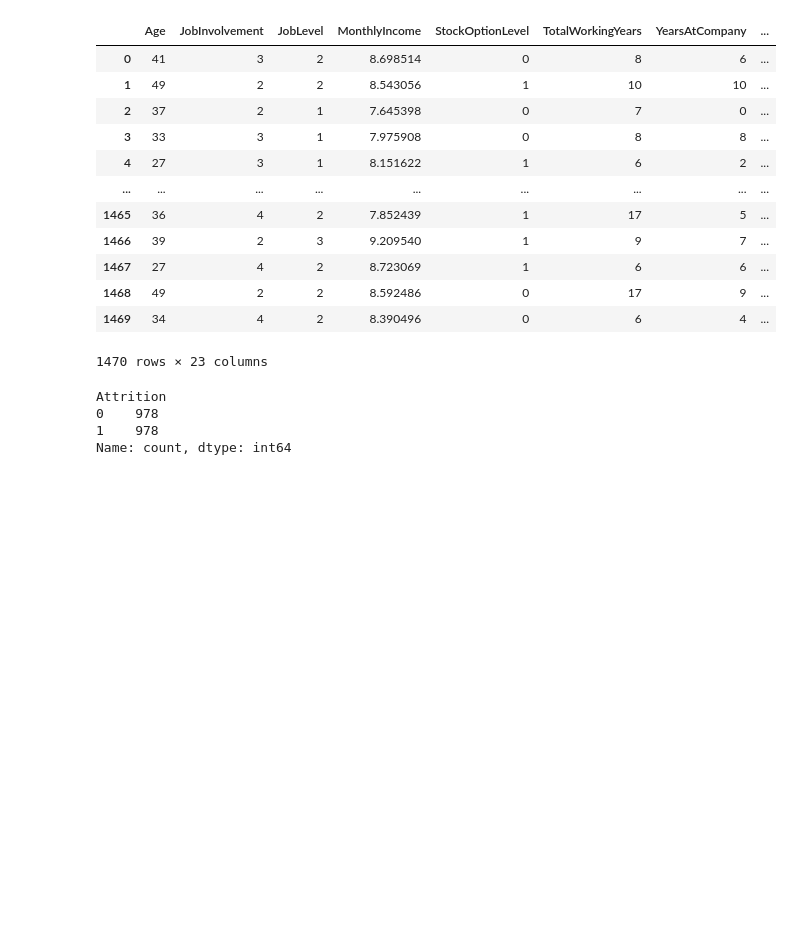
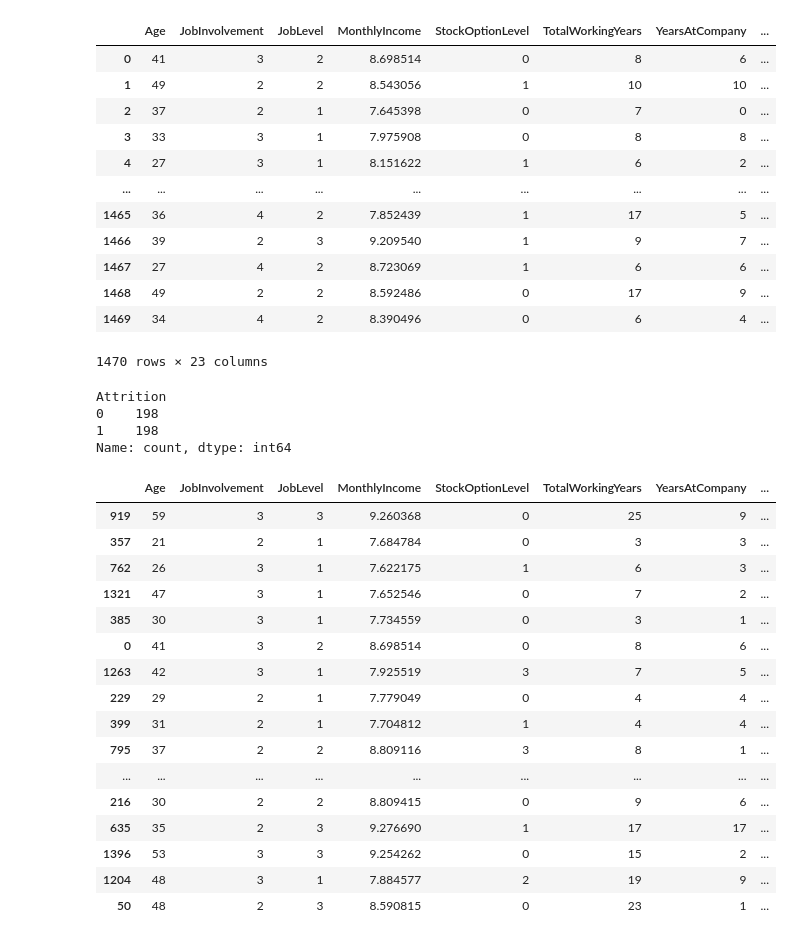
Before and after one commit to karthik4-4/Employee-attrition-prediction, a Jupyter notebook: Employee_attrition_prediction.ipynb, the cells around one changed output. Drawn from its saved outputs; the diff is of its cells as text; code cells hidden in the pictures; blank space fills up the shorter version.

Commit message:
Undersampling results are also too terrible

```diff
--- a/Employee_attrition_prediction.ipynb
+++ b/Employee_attrition_prediction.ipynb
@@ -317,25 +318,47 @@ X_train,X_test,y_train,y_test = train_test_split(X,y,test_size=0.2,random_state=
 # smote_nc = SMOTENC(categorical_features=categorical_features, random_state=42)
 # X_train, y_train = smote_nc.fit_resample(X_train, y_train)
 # %%
-# from imblearn.under_sampling import RandomUnderSampler
+from imblearn.under_sampling import RandomUnderSampler
 
-# # Create the undersampler
-# undersample = RandomUnderSampler(random_state=42)
+# Create the undersampler
+undersample = RandomUnderSampler(random_state=42)
 
-# # Apply it
-# X_train, y_train = undersample.fit_resample(X_train, y_train)
+# Apply it
+X_train, y_train = undersample.fit_resample(X_train, y_train)
+# %%
+X_train, y_train = shuffle(X_train, y_train, random_state=42)
 # %%
-from imblearn.over_sampling import RandomOverSampler
+# from imblearn.over_sampling import RandomOverSampler
 
-# Create oversampler object
-ros = RandomOverSampler(random_state=42)
+# # Create oversampler object
+# ros = RandomOverSampler(random_state=42)
 
-# Fit and resample
-X_train, y_train = ros.fit_resample(X_train,y_train)
+# # Fit and resample
+# X_train, y_train = ros.fit_resample(X_train,y_train)
 # %%
 y_train.value_counts()
 # %% [output]
 Attrition
-0    978
-1    978
+0    198
+1    198
 Name: count, dtype: int64
+# %%
+X_train.head(20)
+# %% [output]
+|  | Age | JobInvolvement | JobLevel | MonthlyIncome | StockOptionLevel | TotalWorkingYears | YearsAtCompany | ... |
+| 919 | 59 | 3 | 3 | 9.260368 | 0 | 25 | 9 | ... |
+| 357 | 21 | 2 | 1 | 7.684784 | 0 | 3 | 3 | ... |
+| 762 | 26 | 3 | 1 | 7.622175 | 1 | 6 | 3 | ... |
+| 1321 | 47 | 3 | 1 | 7.652546 | 0 | 7 | 2 | ... |
+| 385 | 30 | 3 | 1 | 7.734559 | 0 | 3 | 1 | ... |
+| 0 | 41 | 3 | 2 | 8.698514 | 0 | 8 | 6 | ... |
+| 1263 | 42 | 3 | 1 | 7.925519 | 3 | 7 | 5 | ... |
+| 229 | 29 | 2 | 1 | 7.779049 | 0 | 4 | 4 | ... |
+| 399 | 31 | 2 | 1 | 7.704812 | 1 | 4 | 4 | ... |
+| 795 | 37 | 2 | 2 | 8.809116 | 3 | 8 | 1 | ... |
+| ... | ... | ... | ... | ... | ... | ... | ... | ... |
+| 216 | 30 | 2 | 2 | 8.809415 | 0 | 9 | 6 | ... |
+| 635 | 35 | 2 | 3 | 9.276690 | 1 | 17 | 17 | ... |
+| 1396 | 53 | 3 | 3 | 9.254262 | 0 | 15 | 2 | ... |
+| 1204 | 48 | 3 | 1 | 7.884577 | 2 | 19 | 9 | ... |
+| 50 | 48 | 2 | 3 | 8.590815 | 0 | 23 | 1 | ... |
```
Also changed, not shown: parts of 13 cells of this notebook.
